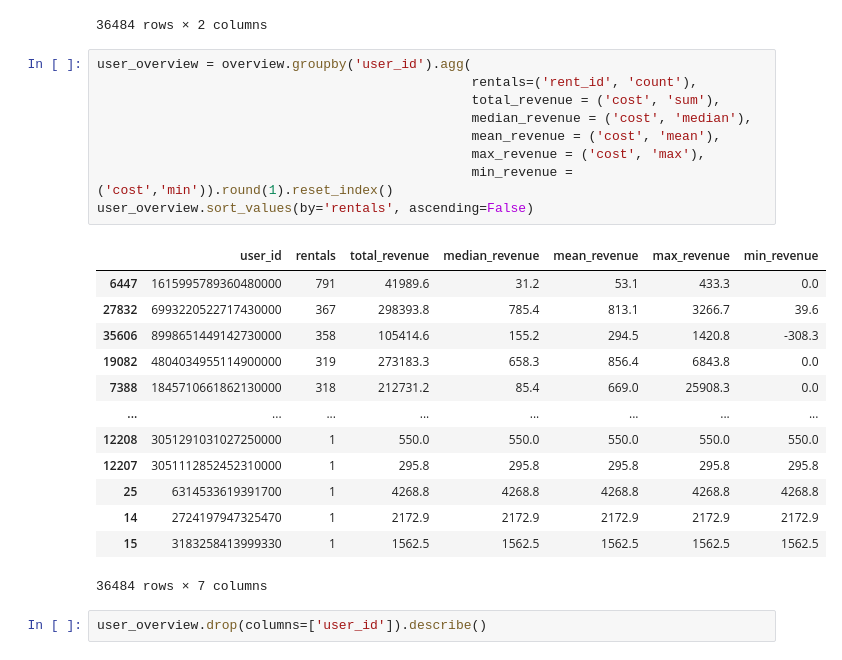
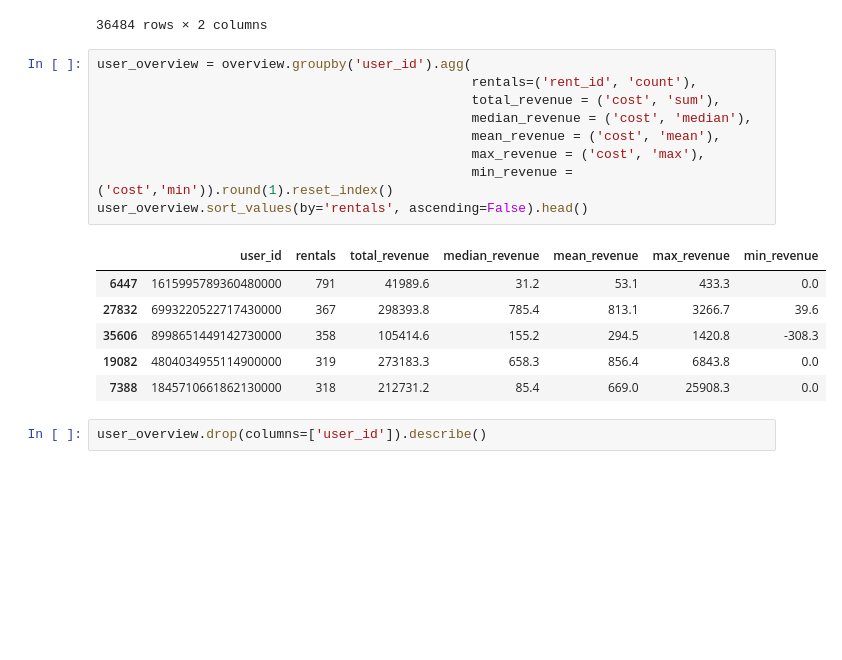
Before and after one commit to YuliaLoburets/A-B-test_project, a Jupyter notebook: A_B_Testing_project.ipynb, the cells around one changed output. Saved outputs shown, nothing was run; the diff lists cells and outputs as text; blank space fills up the shorter version.

```diff
--- a/A_B_Testing_project.ipynb
+++ b/A_B_Testing_project.ipynb
@@ -117,26 +117,19 @@ dup.sort_values(by='duplicates', ascending=False)
 # %%
 user_overview = overview.groupby('user_id').agg(
                                                 rentals=('rent_id', 'count'),
                                                 total_revenue = ('cost', 'sum'),
                                                 median_revenue = ('cost', 'median'),
                                                 mean_revenue = ('cost', 'mean'),
                                                 max_revenue = ('cost', 'max'),
                                                 min_revenue = ('cost','min')).round(1).reset_index()
-user_overview.sort_values(by='rentals', ascending=False)
+user_overview.sort_values(by='rentals', ascending=False).head()
 # %% [output]
 |  | user_id | rentals | total_revenue | median_revenue | mean_revenue | max_revenue | min_revenue |
 | 6447 | 1615995789360480000 | 791 | 41989.6 | 31.2 | 53.1 | 433.3 | 0.0 |
 | 27832 | 6993220522717430000 | 367 | 298393.8 | 785.4 | 813.1 | 3266.7 | 39.6 |
 | 35606 | 8998651449142730000 | 358 | 105414.6 | 155.2 | 294.5 | 1420.8 | -308.3 |
 | 19082 | 4804034955114900000 | 319 | 273183.3 | 658.3 | 856.4 | 6843.8 | 0.0 |
 | 7388 | 1845710661862130000 | 318 | 212731.2 | 85.4 | 669.0 | 25908.3 | 0.0 |
-| ... | ... | ... | ... | ... | ... | ... | ... |
-| 12208 | 3051291031027250000 | 1 | 550.0 | 550.0 | 550.0 | 550.0 | 550.0 |
-| 12207 | 3051112852452310000 | 1 | 295.8 | 295.8 | 295.8 | 295.8 | 295.8 |
-| 25 | 6314533619391700 | 1 | 4268.8 | 4268.8 | 4268.8 | 4268.8 | 4268.8 |
-| 14 | 2724197947325470 | 1 | 2172.9 | 2172.9 | 2172.9 | 2172.9 | 2172.9 |
-| 15 | 3183258413999330 | 1 | 1562.5 | 1562.5 | 1562.5 | 1562.5 | 1562.5 |
-36484 rows × 7 columns
 # %%
 user_overview.drop(columns=['user_id']).describe()
 # %% [output]
```
Also changed, not shown: parts of 28 cells of this notebook.
